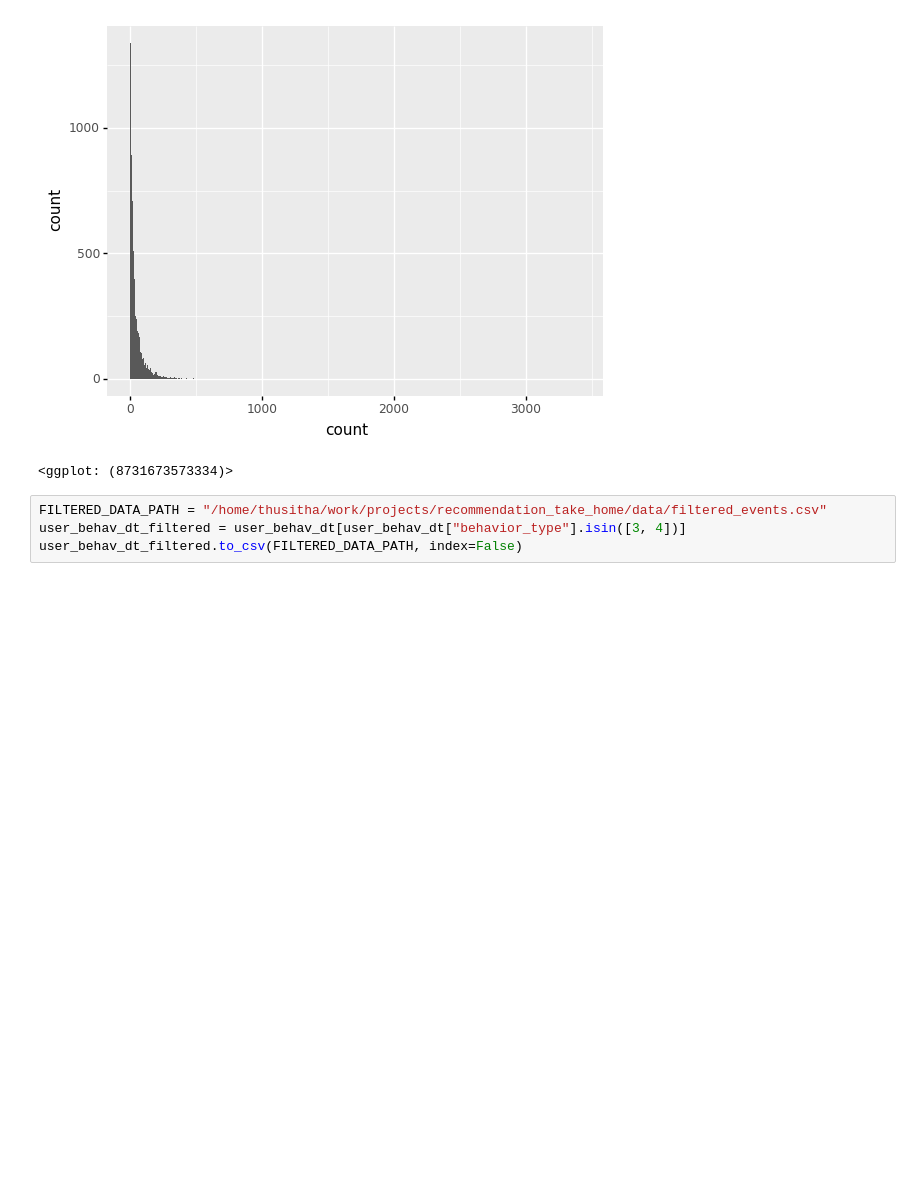
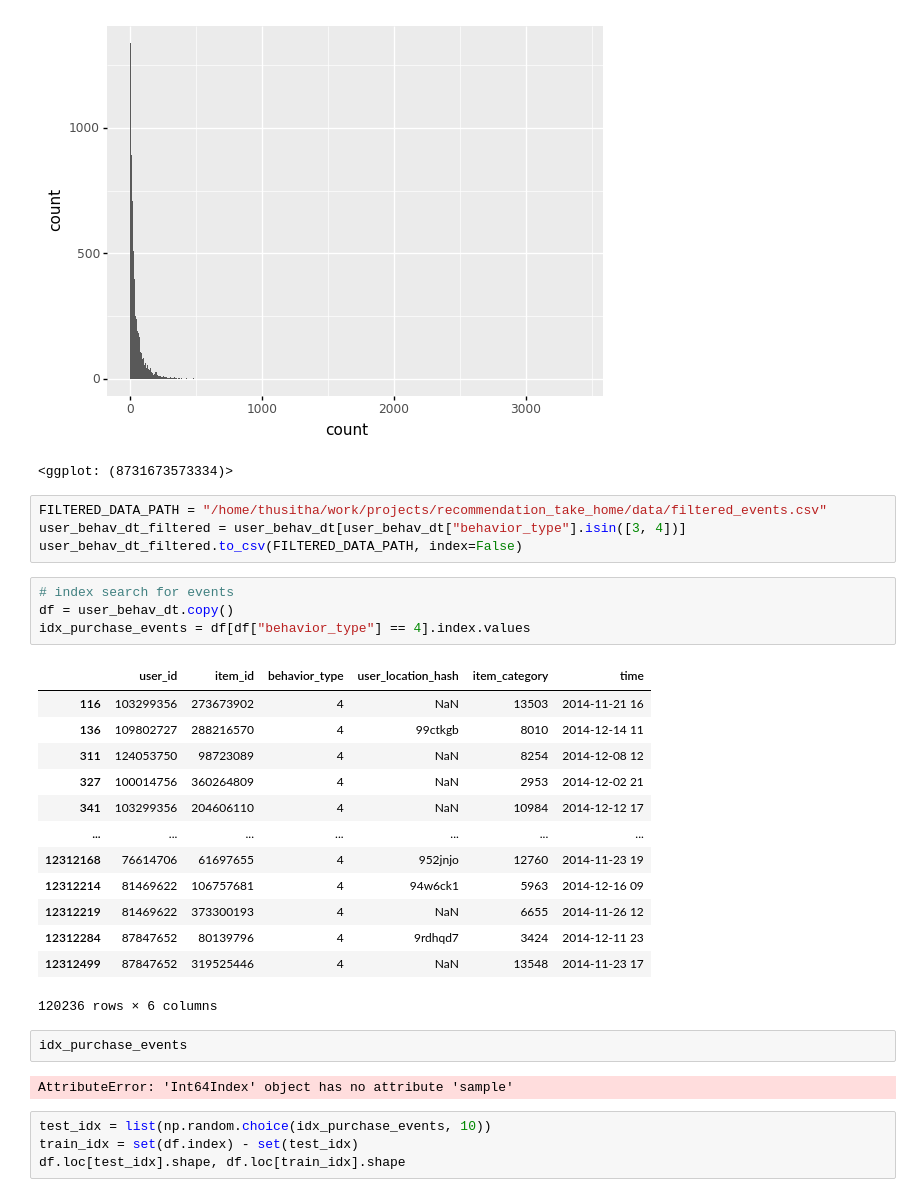
Before and after one commit to thusithaC/tfrs_two_tower, a Jupyter notebook: src/analysis/data-checks.ipynb, the cells around one changed output. Saved outputs shown, nothing was run; the diff lists cells and outputs as text; blank space fills up the shorter version.

```diff
--- a/src/analysis/data-checks.ipynb
+++ b/src/analysis/data-checks.ipynb
@@ -81,3 +81,29 @@ user_interactions_cnt = user_behav_dt[user_behav_dt["behavior_type"].isin([3, 4]
 FILTERED_DATA_PATH = "/home/thusitha/work/projects/recommendation_take_home/data/filtered_events.csv"
 user_behav_dt_filtered = user_behav_dt[user_behav_dt["behavior_type"].isin([3, 4])]
 user_behav_dt_filtered.to_csv(FILTERED_DATA_PATH, index=False)
+# %%
+# index search for events
+df = user_behav_dt.copy()
+idx_purchase_events = df[df["behavior_type"] == 4].index.values
+# %% [output]
+|  | user_id | item_id | behavior_type | user_location_hash | item_category | time |
+| 116 | 103299356 | 273673902 | 4 | NaN | 13503 | 2014-11-21 16 |
+| 136 | 109802727 | 288216570 | 4 | 99ctkgb | 8010 | 2014-12-14 11 |
+| 311 | 124053750 | 98723089 | 4 | NaN | 8254 | 2014-12-08 12 |
+| 327 | 100014756 | 360264809 | 4 | NaN | 2953 | 2014-12-02 21 |
+| 341 | 103299356 | 204606110 | 4 | NaN | 10984 | 2014-12-12 17 |
+| ... | ... | ... | ... | ... | ... | ... |
+| 12312168 | 76614706 | 61697655 | 4 | 952jnjo | 12760 | 2014-11-23 19 |
+| 12312214 | 81469622 | 106757681 | 4 | 94w6ck1 | 5963 | 2014-12-16 09 |
+| 12312219 | 81469622 | 373300193 | 4 | NaN | 6655 | 2014-11-26 12 |
+| 12312284 | 87847652 | 80139796 | 4 | 9rdhqd7 | 3424 | 2014-12-11 23 |
+| 12312499 | 87847652 | 319525446 | 4 | NaN | 13548 | 2014-11-23 17 |
+120236 rows × 6 columns
+# %%
+idx_purchase_events
+# %% [output]
+AttributeError: 'Int64Index' object has no attribute 'sample'
+# %%
+test_idx = list(np.random.choice(idx_purchase_events, 10))
+train_idx = set(df.index) - set(test_idx)
+df.loc[test_idx].shape, df.loc[train_idx].shape
```
Also changed, not shown: parts of 1 cell of this notebook, 7 other files.
